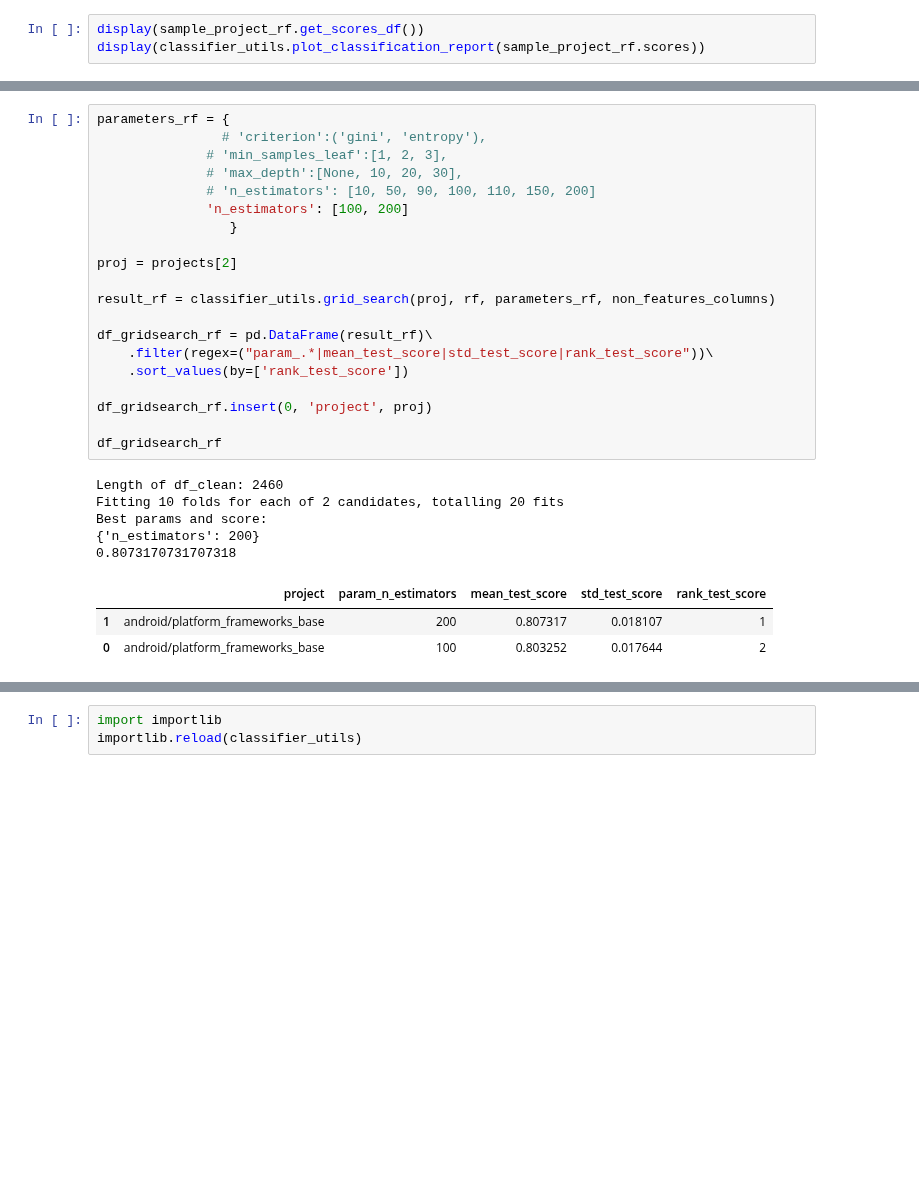
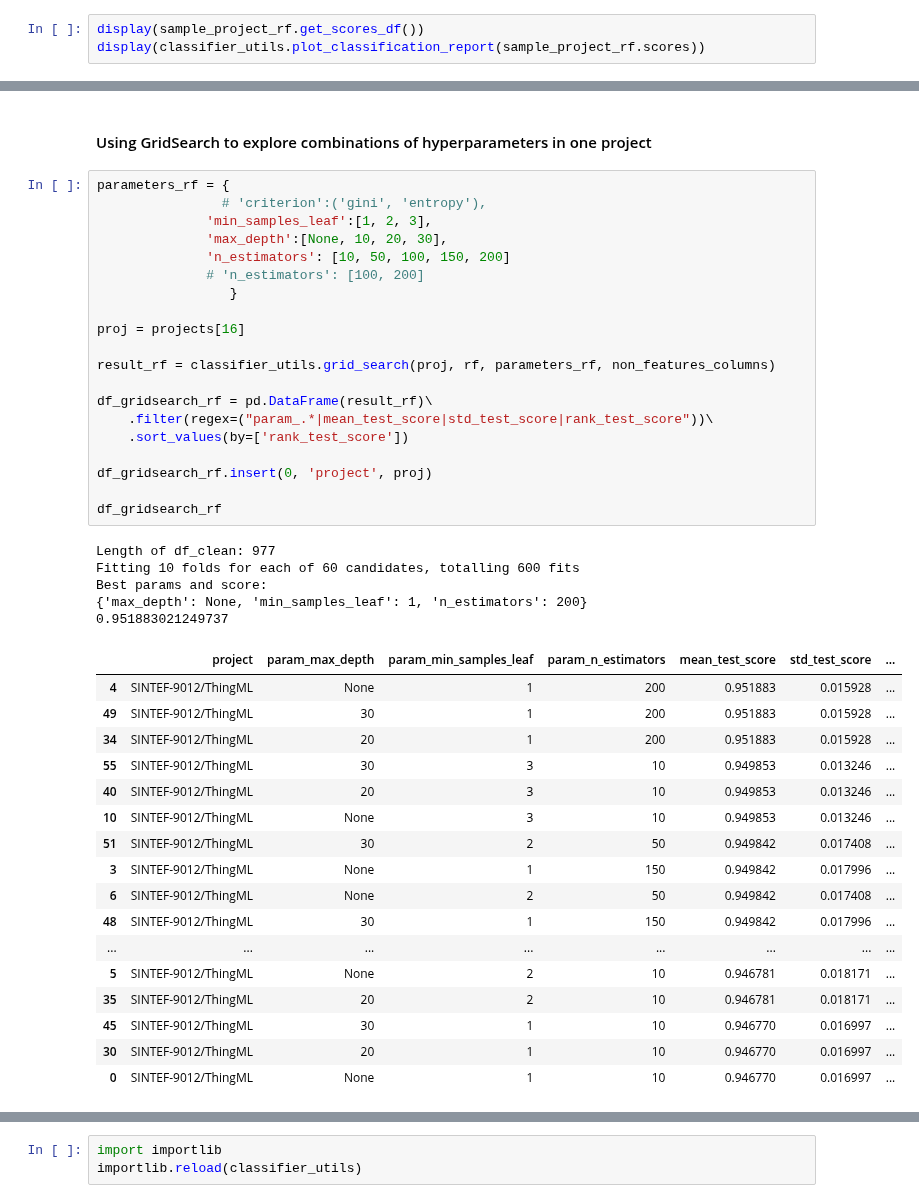
Before and after one commit to gems-uff/mestre, a Jupyter notebook: scripts/exploratory_analysis/classifier_test.ipynb, the cells around one changed output, grey strips where cells are left out. Drawn from its saved outputs; the diff is of its cells as text; blank space fills up the shorter version.

```diff
--- a/scripts/exploratory_analysis/classifier_test.ipynb
+++ b/scripts/exploratory_analysis/classifier_test.ipynb
@@ -220,29 +280,45 @@ rf.get_params()
+# %% [markdown]
+#### Using GridSearch to explore combinations of hyperparameters in one project
 # %%
 parameters_rf = {
                 # 'criterion':('gini', 'entropy'),
-              # 'min_samples_leaf':[1, 2, 3],
-              # 'max_depth':[None, 10, 20, 30],
-              # 'n_estimators': [10, 50, 90, 100, 110, 150, 200]
-              'n_estimators': [100, 200]
+              'min_samples_leaf':[1, 2, 3],
+              'max_depth':[None, 10, 20, 30],
+              'n_estimators': [10, 50, 100, 150, 200]
+              # 'n_estimators': [100, 200]
                  }
 
-proj = projects[2]
+proj = projects[16]
 
 result_rf = classifier_utils.grid_search(proj, rf, parameters_rf, non_features_columns)
 
 df_gridsearch_rf = pd.DataFrame(result_rf)\
     .filter(regex=("param_.*|mean_test_score|std_test_score|rank_test_score"))\
     .sort_values(by=['rank_test_score'])
 
 df_gridsearch_rf.insert(0, 'project', proj)
 
 df_gridsearch_rf
 # %% [output]
-Length of df_clean: 2460
-Fitting 10 folds for each of 2 candidates, totalling 20 fits
+Length of df_clean: 977
+Fitting 10 folds for each of 60 candidates, totalling 600 fits
 Best params and score:
-{'n_estimators': 200}
-0.8073170731707318
+{'max_depth': None, 'min_samples_leaf': 1, 'n_estimators': 200}
+0.951883021249737
-|  | project | param_n_estimators | mean_test_score | std_test_score | rank_test_score |
-| 1 | android/platform_frameworks_base | 200 | 0.807317 | 0.018107 | 1 |
-| 0 | android/platform_frameworks_base | 100 | 0.803252 | 0.017644 | 2 |
+|  | project | param_max_depth | param_min_samples_leaf | param_n_estimators | mean_test_score | std_test_score | ... |
+| 4 | SINTEF-9012/ThingML | None | 1 | 200 | 0.951883 | 0.015928 | ... |
+| 49 | SINTEF-9012/ThingML | 30 | 1 | 200 | 0.951883 | 0.015928 | ... |
+| 34 | SINTEF-9012/ThingML | 20 | 1 | 200 | 0.951883 | 0.015928 | ... |
+| 55 | SINTEF-9012/ThingML | 30 | 3 | 10 | 0.949853 | 0.013246 | ... |
+| 40 | SINTEF-9012/ThingML | 20 | 3 | 10 | 0.949853 | 0.013246 | ... |
+| 10 | SINTEF-9012/ThingML | None | 3 | 10 | 0.949853 | 0.013246 | ... |
+| 51 | SINTEF-9012/ThingML | 30 | 2 | 50 | 0.949842 | 0.017408 | ... |
+| 3 | SINTEF-9012/ThingML | None | 1 | 150 | 0.949842 | 0.017996 | ... |
+| 6 | SINTEF-9012/ThingML | None | 2 | 50 | 0.949842 | 0.017408 | ... |
+| 48 | SINTEF-9012/ThingML | 30 | 1 | 150 | 0.949842 | 0.017996 | ... |
+| ... | ... | ... | ... | ... | ... | ... | ... |
+| 5 | SINTEF-9012/ThingML | None | 2 | 10 | 0.946781 | 0.018171 | ... |
+| 35 | SINTEF-9012/ThingML | 20 | 2 | 10 | 0.946781 | 0.018171 | ... |
+| 45 | SINTEF-9012/ThingML | 30 | 1 | 10 | 0.946770 | 0.016997 | ... |
+| 30 | SINTEF-9012/ThingML | 20 | 1 | 10 | 0.946770 | 0.016997 | ... |
+| 0 | SINTEF-9012/ThingML | None | 1 | 10 | 0.946770 | 0.016997 | ... |
```
Also changed, not shown: parts of 36 cells of this notebook, 1 other file.
